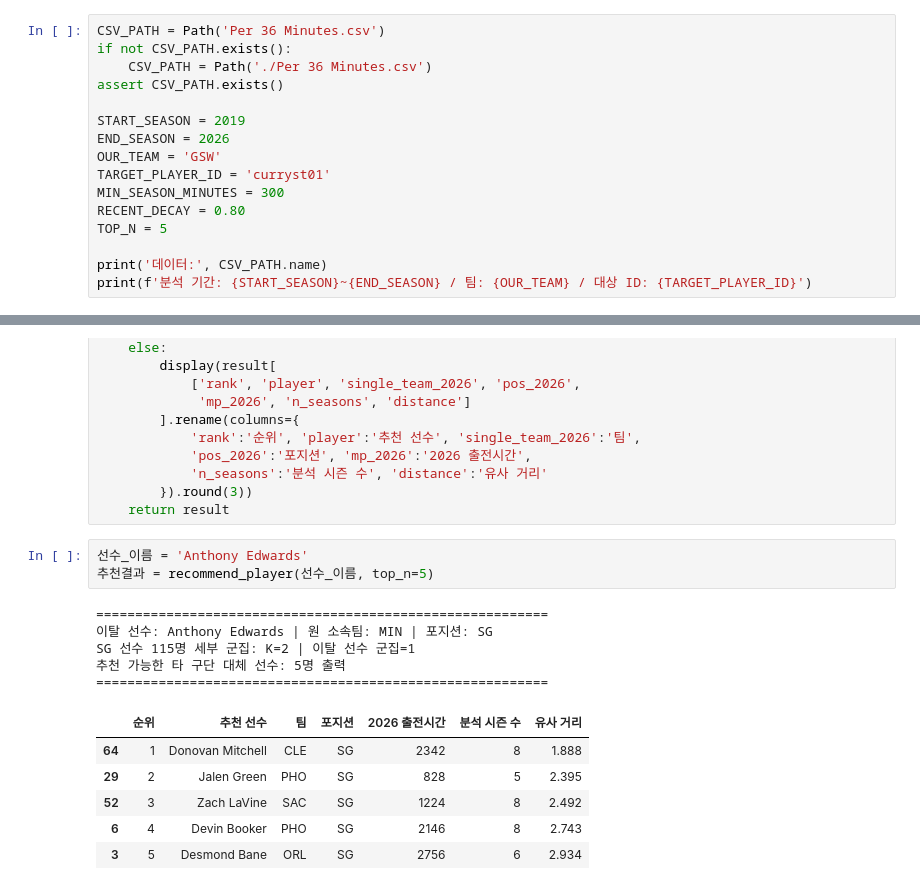
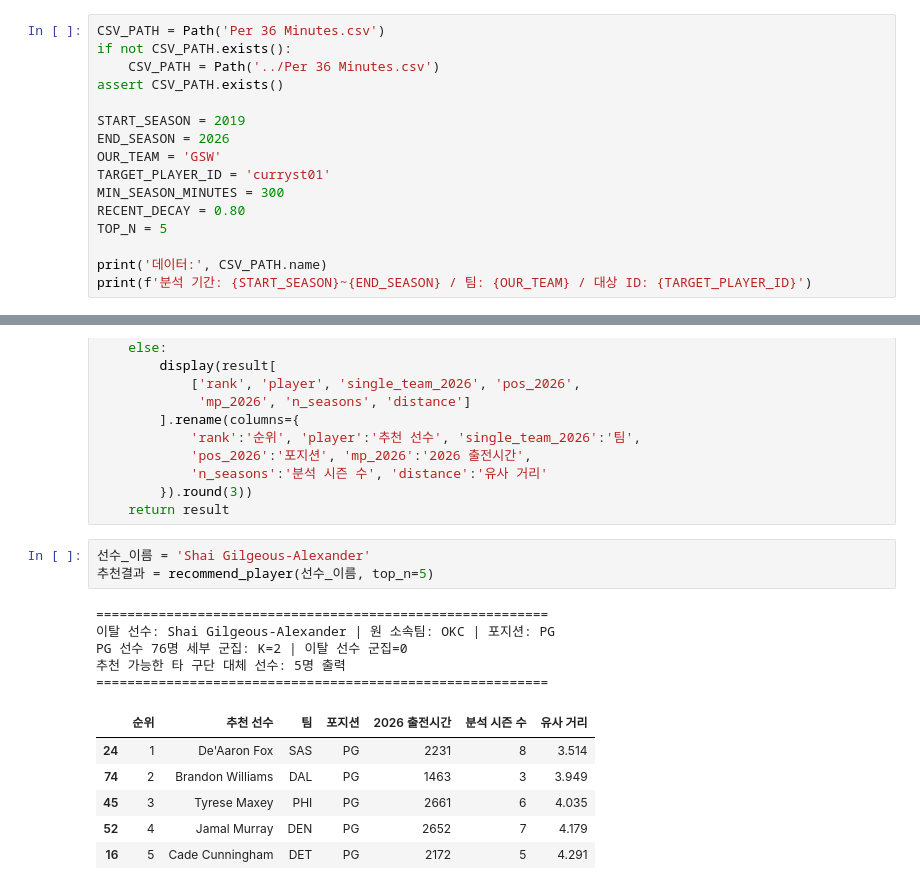
Before and after one commit to zzengmo/18_ML_NBA_02, a Jupyter notebook: 김현모/final.ipynb, the cells around one changed output, grey strips where cells are left out. Cells and saved outputs as stored; diff of their text form.

```diff
--- a/김현모/final.ipynb
+++ b/김현모/final.ipynb
@@ -48,7 +48,7 @@ print('라이브러리 불러오기 성공')
 # %%
 CSV_PATH = Path('Per 36 Minutes.csv')
 if not CSV_PATH.exists():
-    CSV_PATH = Path('./Per 36 Minutes.csv')
+    CSV_PATH = Path('../Per 36 Minutes.csv')
 assert CSV_PATH.exists()
 
 START_SEASON = 2019
@@ -1095,17 +1096,17 @@ def recommend_player(player_name_or_id, top_n=5):
         }).round(3))
     return result
 # %%
-선수_이름 = 'Anthony Edwards'
+선수_이름 = 'Shai Gilgeous-Alexander'
 추천결과 = recommend_player(선수_이름, top_n=5)
 # %% [output]
 ==========================================================
-이탈 선수: Anthony Edwards | 원 소속팀: MIN | 포지션: SG
-SG 선수 115명 세부 군집: K=2 | 이탈 선수 군집=1
+이탈 선수: Shai Gilgeous-Alexander | 원 소속팀: OKC | 포지션: PG
+PG 선수 76명 세부 군집: K=2 | 이탈 선수 군집=0
 추천 가능한 타 구단 대체 선수: 5명 출력
 ==========================================================
 |  | 순위 | 추천 선수 | 팀 | 포지션 | 2026 출전시간 | 분석 시즌 수 | 유사 거리 |
-| 64 | 1 | Donovan Mitchell | CLE | SG | 2342 | 8 | 1.888 |
-| 29 | 2 | Jalen Green | PHO | SG | 828 | 5 | 2.395 |
-| 52 | 3 | Zach LaVine | SAC | SG | 1224 | 8 | 2.492 |
-| 6 | 4 | Devin Booker | PHO | SG | 2146 | 8 | 2.743 |
-| 3 | 5 | Desmond Bane | ORL | SG | 2756 | 6 | 2.934 |
+| 24 | 1 | De'Aaron Fox | SAS | PG | 2231 | 8 | 3.514 |
+| 74 | 2 | Brandon Williams | DAL | PG | 1463 | 3 | 3.949 |
+| 45 | 3 | Tyrese Maxey | PHI | PG | 2661 | 6 | 4.035 |
+| 52 | 4 | Jamal Murray | DEN | PG | 2652 | 7 | 4.179 |
+| 16 | 5 | Cade Cunningham | DET | PG | 2172 | 5 | 4.291 |
```
Also changed, not shown: parts of 15 cells of this notebook, 2 other files.
